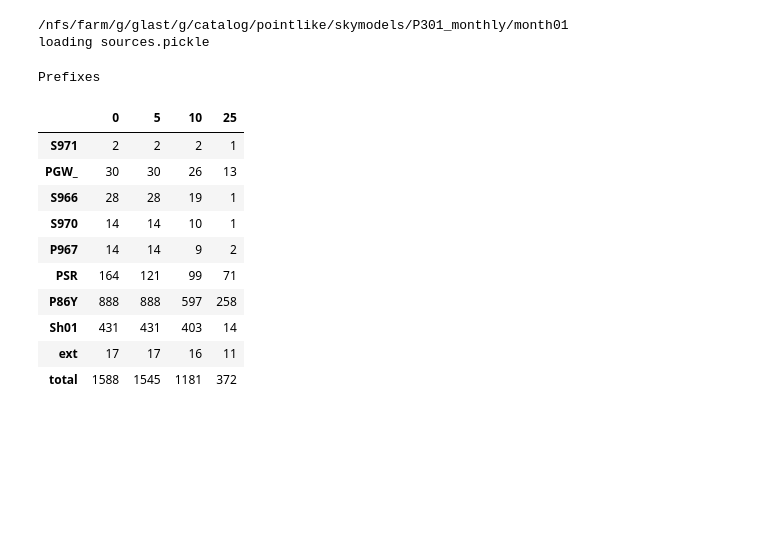
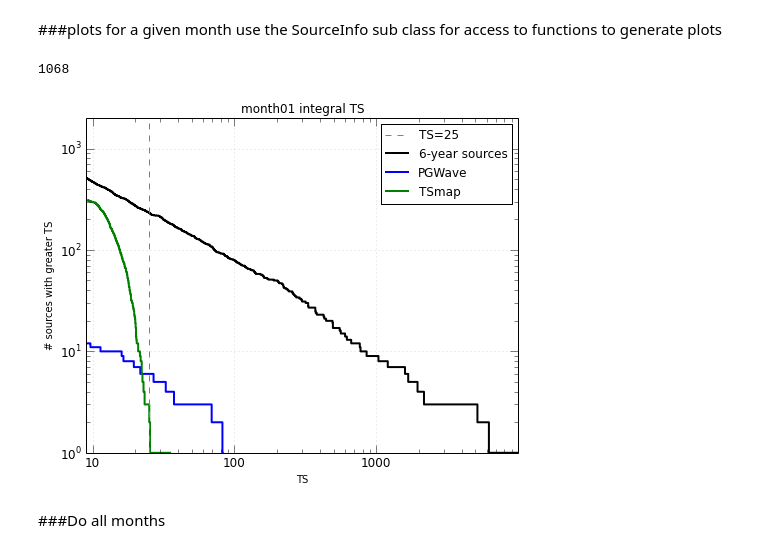
Before and after one commit to tburnett/Fermi-LAT, a Jupyter notebook: transients/Monthly summary plots.ipynb, the cells around one changed output. Saved outputs shown, nothing was run; the diff lists cells and outputs as text; code cells hidden in the pictures; blank space fills up the shorter version.

```diff
--- a/transients/Monthly summary plots.ipynb
+++ b/transients/Monthly summary plots.ipynb
@@ -21,23 +24,6 @@ ntrans = [sum( (sm.transient)& (sm.ts>10)) for sm in sourcelists]; ntrans
+# %% [markdown]
+###plots for a given month
+use the SourceInfo sub class for access to functions to generate plots
 # %%
-from uw.like2.analyze import sourceinfo; reload(sourceinfo)
-self=XsourceInfo('month01')
+# from uw.like2.analyze import sourceinfo; reload(sourceinfo)
+self=sourceinfo.ExtSourceInfo('month01')
-# %% [output]
-/nfs/farm/g/glast/g/catalog/pointlike/skymodels/P301_monthly/month01
-loading sources.pickle
-# %%
-self.census();
-from IPython import display
-display.HTML(self.census_html)
-# %% [output]
-Prefixes
-|  | 0 | 5 | 10 | 25 |
-| S971 | 2 | 2 | 2 | 1 |
-| PGW_ | 30 | 30 | 26 | 13 |
-| S966 | 28 | 28 | 19 | 1 |
-| S970 | 14 | 14 | 10 | 1 |
-| P967 | 14 | 14 | 9 | 2 |
-| PSR | 164 | 121 | 99 | 71 |
-| P86Y | 888 | 888 | 597 | 258 |
-| Sh01 | 431 | 431 | 403 | 14 |
-| ext | 17 | 17 | 16 | 11 |
-| total | 1588 | 1545 | 1181 | 372 |
@@ -43,0 +33,17 @@ Prefixes
+# %%
+hilat = np.abs(self.df.glat)>10
+goodloc = self.df.locqual<5
+# %%
+df=self.df[hilat & goodloc]
+print len(df)
+fig=self.cumulative_ts(check_localized=False, tscut=[],
+                  ts = df.ts[df.fixed], label='6-year sources',
+                  other_ts=[df.ts[df.prefix=='PG'],
+                            df.ts[df.prefix=='Sh']],
+                  other_label=['PGWave', 'TSmap']);
+plt.setp(fig.axes[0], ylim=(1,2000), title='month01 integral TS');
+# %% [output]
+1068
+[figure, added]
+# %% [markdown]
+###Do all months
```
Also changed, not shown: parts of 16 cells of this notebook.
